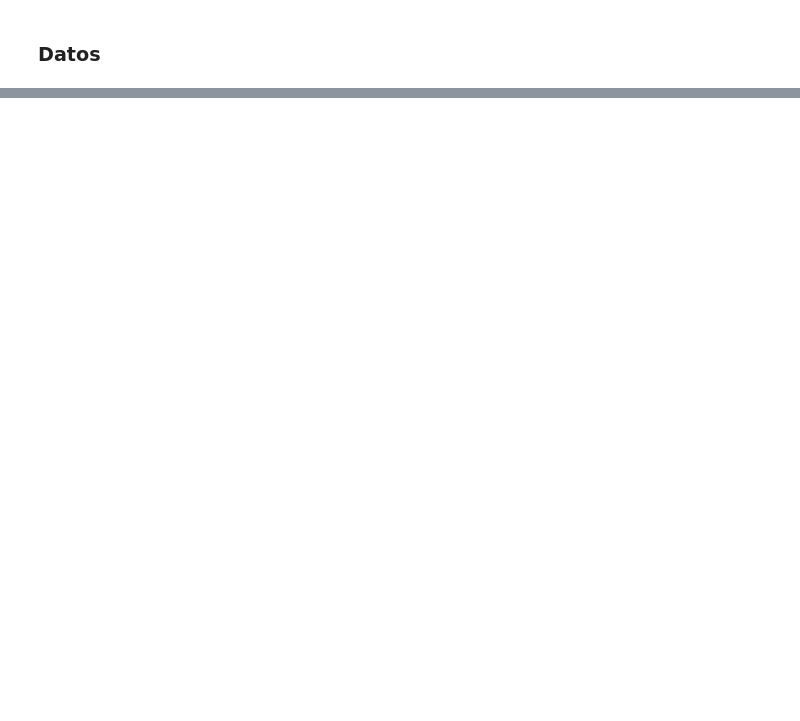
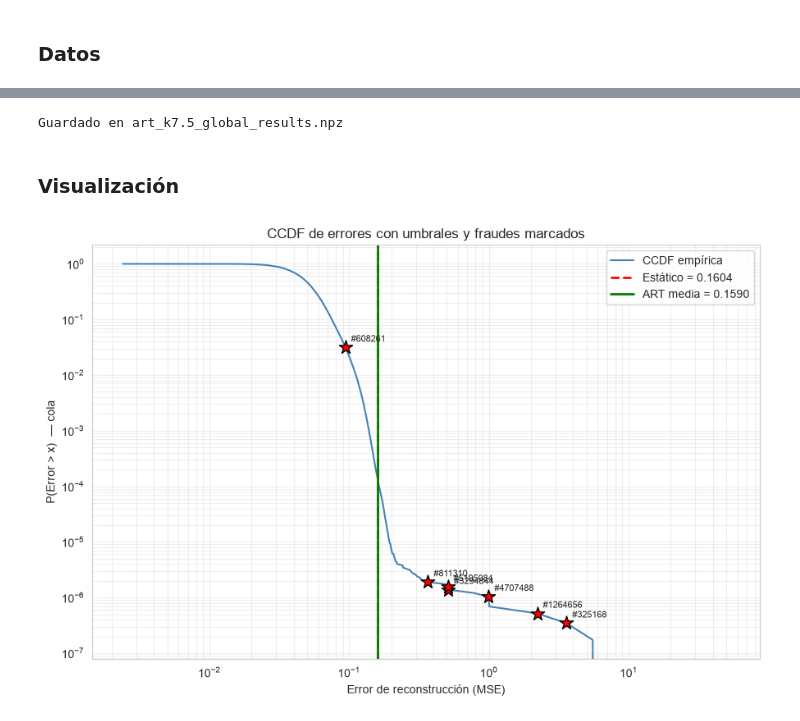
Before and after one commit to pabloosmo/tfm, a Jupyter notebook: tfm_notebook.ipynb, the cells around one changed output, grey strips where cells are left out. Cells and saved outputs as stored; diff of their text form; code cells hidden in the pictures; blank space fills up the shorter version.

```diff
--- a/tfm_notebook.ipynb
+++ b/tfm_notebook.ipynb
@@ -2859,0 +3332,47 @@ print(X_train_rbm_scaled.shape, X_som_scaled_subset.shape)
+# %%
+np.savez_compressed(
+    "art_k7.5_global_results.npz",
+    preds=preds_full,
+    errors=errors_full,
+    bmus=bmus_full,
+    ths=ths_full,
+    preds_static=preds_static_full,
+    pos_indices=pos_indices,
+    k_final=k_final,
+    global_threshold=global_threshold,
+)
+print("Guardado en art_k7.5_global_results.npz")
+# %% [output]
+Guardado en art_k7.5_global_results.npz
+# %% [markdown]
+### Visualización
+# %%
+vals_th = np.array(list(adaptive_thresholds_final.values()))
+
+sorted_err = np.sort(errors_full)
+ccdf = 1.0 - np.arange(1, len(sorted_err) + 1) / len(sorted_err)
+
+fig, ax = plt.subplots(figsize=(9, 6))
+ax.loglog(sorted_err, ccdf, color='steelblue', linewidth=1.5, label='CCDF empírica')
+
+ax.axvline(global_threshold, color='red', linestyle='--', linewidth=2,
+           label=f'Estático = {global_threshold:.4f}')
+ax.axvline(vals_th.mean(), color='green', linestyle='-', linewidth=2,
+           label=f'ART media = {vals_th.mean():.4f}')
+
+for i, idx in enumerate(pos_indices):
+    ax.scatter(errors_full[idx], (errors_full > errors_full[idx]).mean(),
+               s=150, marker='*', c='red', edgecolors='black', zorder=10)
+    ax.annotate(f'#{idx}', (errors_full[idx], (errors_full > errors_full[idx]).mean()),
+                xytext=(5, 5), textcoords='offset points', fontsize=8)
+
+ax.set_xlabel('Error de reconstrucción (MSE)')
+ax.set_ylabel('P(Error > x)  — cola')
+ax.set_title('CCDF de errores con umbrales y fraudes marcados')
+ax.grid(True, which='both', alpha=0.3)
+ax.legend()
+plt.tight_layout()
+plt.savefig('viz1_ccdf.png', dpi=300, bbox_inches='tight')
+plt.show()
+# %% [output]
+[figure, added]
```
Also changed, not shown: parts of 47 cells of this notebook.
